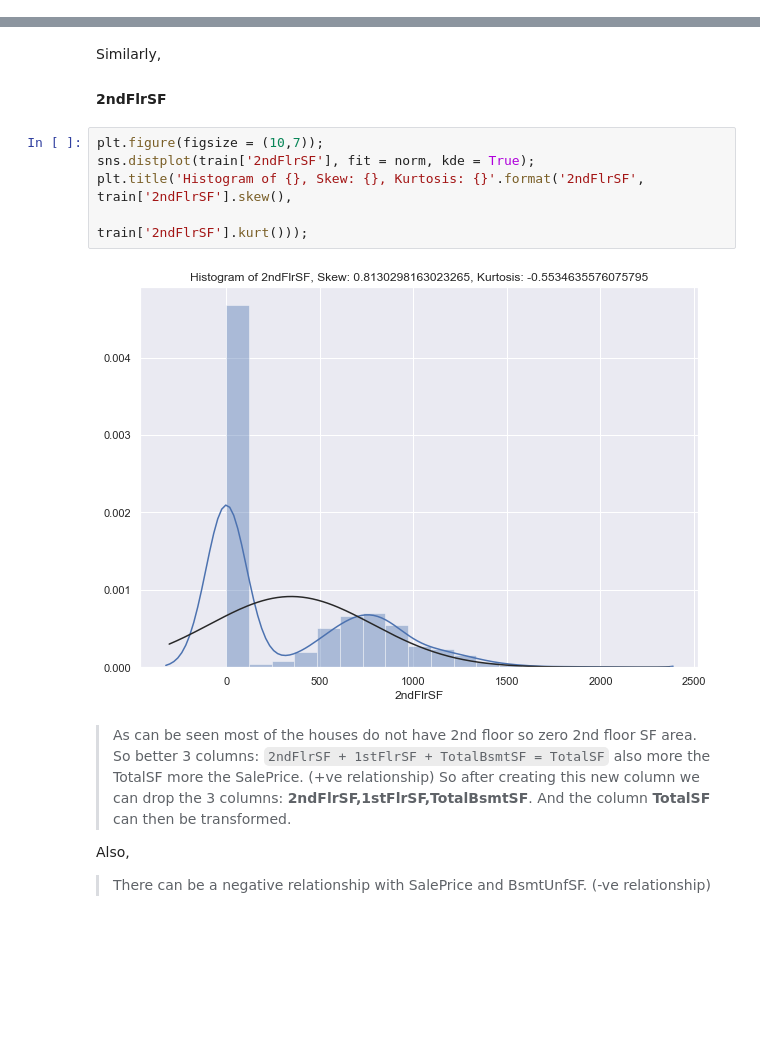
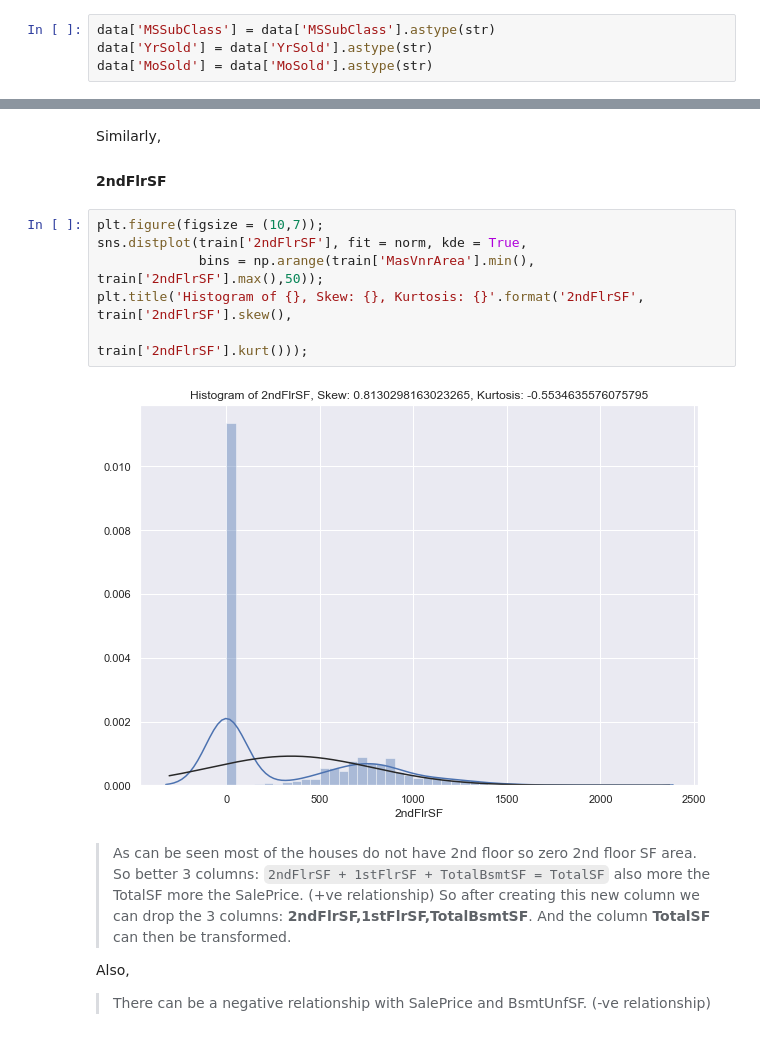
Before and after one commit to jeswingeorge/Kaggle-House-Prices-Prediction, a Jupyter notebook: 1.EDA.ipynb, the cells around one changed output, grey strips where cells are left out. Saved outputs shown, nothing was run; the diff lists cells and outputs as text; blank space fills up the shorter version.

```diff
--- a/1.EDA.ipynb
+++ b/1.EDA.ipynb
@@ -89,3 +91,7 @@ data.shape
+# %%
+data['MSSubClass'] = data['MSSubClass'].astype(str)
+data['YrSold'] = data['YrSold'].astype(str)
+data['MoSold'] = data['MoSold'].astype(str)
 # %% [markdown]
 ### Creating new features
 # %%
@@ -365,11 +371,12 @@ Similarly,
 #### 2ndFlrSF
 # %%
 plt.figure(figsize = (10,7));
-sns.distplot(train['2ndFlrSF'], fit = norm, kde = True);
+sns.distplot(train['2ndFlrSF'], fit = norm, kde = True,
+             bins = np.arange(train['MasVnrArea'].min(), train['2ndFlrSF'].max(),50));
 plt.title('Histogram of {}, Skew: {}, Kurtosis: {}'.format('2ndFlrSF', train['2ndFlrSF'].skew(),
                                                            train['2ndFlrSF'].kurt()));
 # %% [output]
-[figure, old version]
+[figure, new version]
 # %% [markdown]
 
 > As can be seen most of the houses do not have 2nd floor so zero 2nd floor SF area. So better 3 columns: `2ndFlrSF + 1stFlrSF + TotalBsmtSF = TotalSF` also more the TotalSF more the SalePrice.  (+ve relationship)
```
Also changed, not shown: parts of 18 cells of this notebook, 4 other files.
